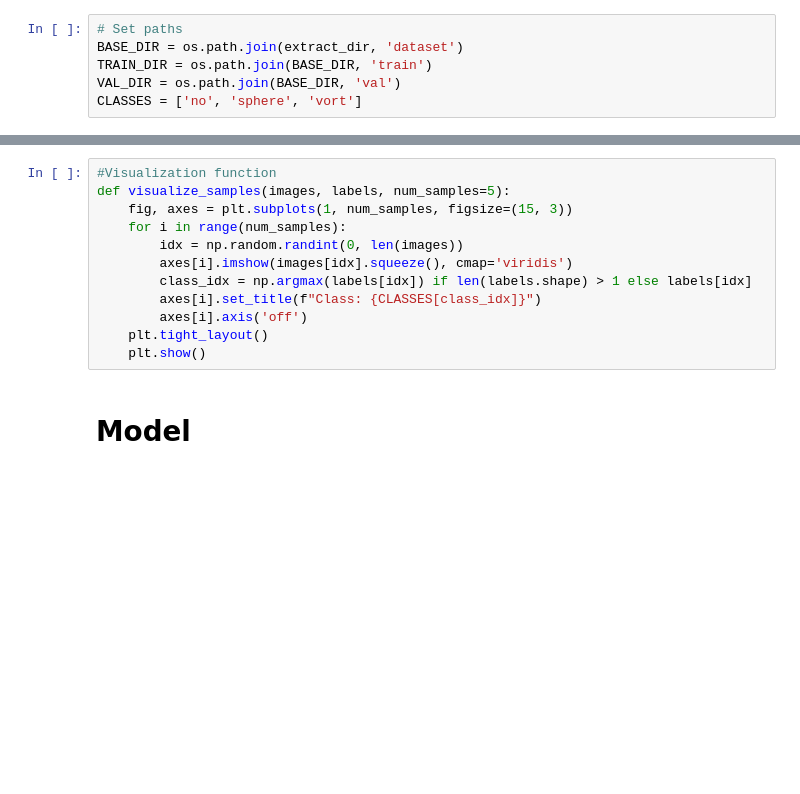
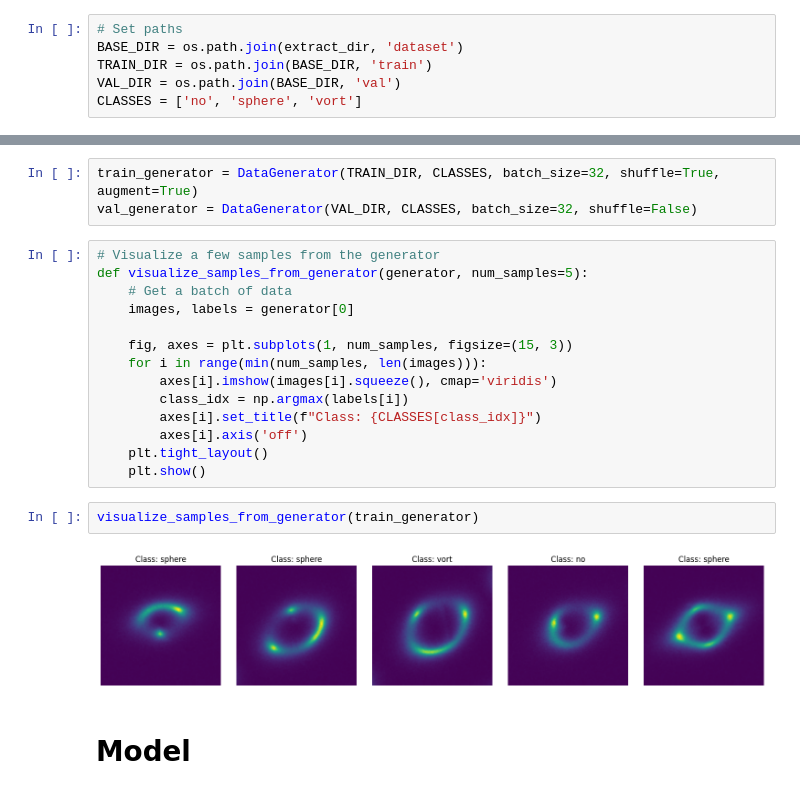
Before and after one commit to Imokutmfon/ml4sci, a Jupyter notebook: Common Test 1/model.ipynb, the cells around one changed output, grey strips where cells are left out. Drawn from its saved outputs; the diff is of its cells as text; blank space fills up the shorter version.

Commit message:
use image data generator

```diff
--- a/Common Test 1/model.ipynb
+++ b/Common Test 1/model.ipynb
@@ -73,15 +140,24 @@ X_val = X_val / np.max(X_val)
+# %%
+train_generator = DataGenerator(TRAIN_DIR, CLASSES, batch_size=32, shuffle=True, augment=True)
+val_generator = DataGenerator(VAL_DIR, CLASSES, batch_size=32, shuffle=False)
 # %%
-#Visualization function
-def visualize_samples(images, labels, num_samples=5):
+# Visualize a few samples from the generator
+def visualize_samples_from_generator(generator, num_samples=5):
+    # Get a batch of data
+    images, labels = generator[0]
+
     fig, axes = plt.subplots(1, num_samples, figsize=(15, 3))
-    for i in range(num_samples):
-        idx = np.random.randint(0, len(images))
-        axes[i].imshow(images[idx].squeeze(), cmap='viridis')
-        class_idx = np.argmax(labels[idx]) if len(labels.shape) > 1 else labels[idx]
+    for i in range(min(num_samples, len(images))):
+        axes[i].imshow(images[i].squeeze(), cmap='viridis')
+        class_idx = np.argmax(labels[i])
         axes[i].set_title(f"Class: {CLASSES[class_idx]}")
         axes[i].axis('off')
     plt.tight_layout()
     plt.show()
+# %%
+visualize_samples_from_generator(train_generator)
+# %% [output]
+[figure, added]
 # %% [markdown]
 # Model
 # %%
```
Also changed, not shown: parts of 23 cells of this notebook.
